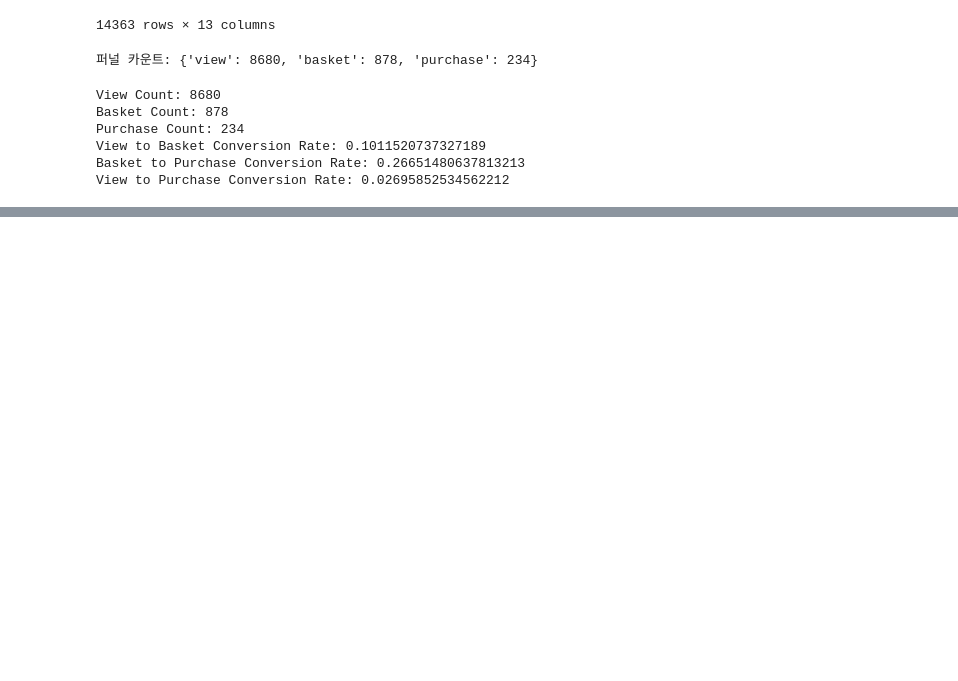
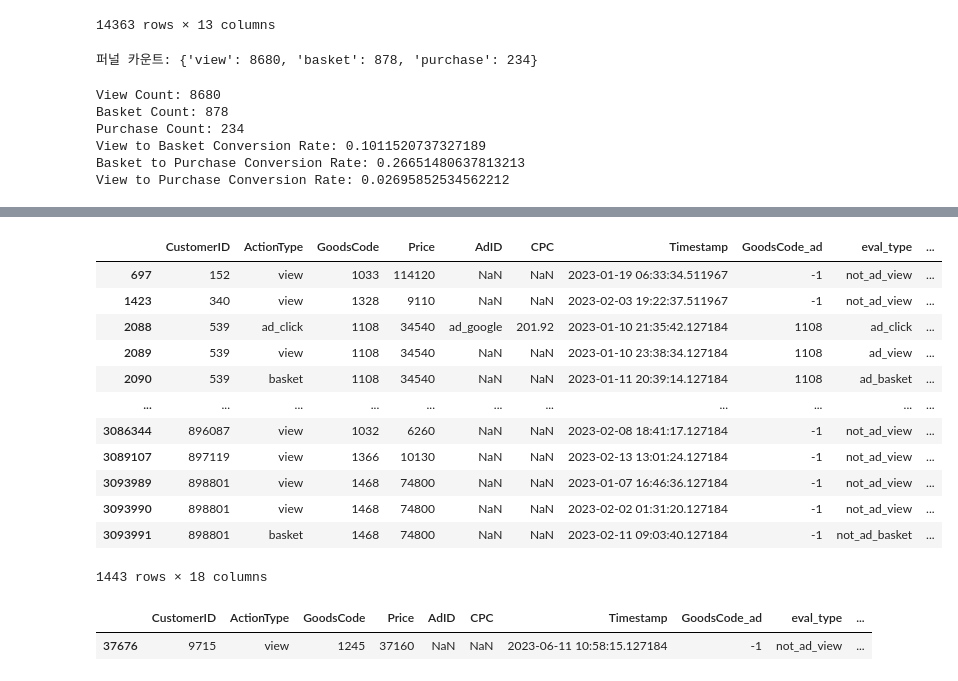
Before and after one commit to kyeob1107/Four-A, a Jupyter notebook: 2nd dataset/khj/cluster_funnel.ipynb, the cells around one changed output, grey strips where cells are left out. Drawn from its saved outputs; the diff is of its cells as text; code cells hidden in the pictures; blank space fills up the shorter version.

```diff
--- a/2nd dataset/khj/cluster_funnel.ipynb
+++ b/2nd dataset/khj/cluster_funnel.ipynb
@@ -910,0 +994,22 @@ fig.show()
+# %%
+recent_customer = df[df['Timestamp'] >= '2023-01-01']
+recent_customer
+# %% [output]
+|  | CustomerID | ActionType | GoodsCode | Price | AdID | CPC | Timestamp | GoodsCode_ad | eval_type | ... |
+| 697 | 152 | view | 1033 | 114120 | NaN | NaN | 2023-01-19 06:33:34.511967 | -1 | not_ad_view | ... |
+| 1423 | 340 | view | 1328 | 9110 | NaN | NaN | 2023-02-03 19:22:37.511967 | -1 | not_ad_view | ... |
+| 2088 | 539 | ad_click | 1108 | 34540 | ad_google | 201.92 | 2023-01-10 21:35:42.127184 | 1108 | ad_click | ... |
+| 2089 | 539 | view | 1108 | 34540 | NaN | NaN | 2023-01-10 23:38:34.127184 | 1108 | ad_view | ... |
+| 2090 | 539 | basket | 1108 | 34540 | NaN | NaN | 2023-01-11 20:39:14.127184 | 1108 | ad_basket | ... |
+| ... | ... | ... | ... | ... | ... | ... | ... | ... | ... | ... |
+| 3086344 | 896087 | view | 1032 | 6260 | NaN | NaN | 2023-02-08 18:41:17.127184 | -1 | not_ad_view | ... |
+| 3089107 | 897119 | view | 1366 | 10130 | NaN | NaN | 2023-02-13 13:01:24.127184 | -1 | not_ad_view | ... |
+| 3093989 | 898801 | view | 1468 | 74800 | NaN | NaN | 2023-01-07 16:46:36.127184 | -1 | not_ad_view | ... |
+| 3093990 | 898801 | view | 1468 | 74800 | NaN | NaN | 2023-02-02 01:31:20.127184 | -1 | not_ad_view | ... |
+| 3093991 | 898801 | basket | 1468 | 74800 | NaN | NaN | 2023-02-11 09:03:40.127184 | -1 | not_ad_basket | ... |
+1443 rows × 18 columns
+# %%
+recent_customer[recent_customer['CustomerID']==9715]
+# %% [output]
+|  | CustomerID | ActionType | GoodsCode | Price | AdID | CPC | Timestamp | GoodsCode_ad | eval_type | ... |
+| 37676 | 9715 | view | 1245 | 37160 | NaN | NaN | 2023-06-11 10:58:15.127184 | -1 | not_ad_view | ... |
```
Also changed, not shown: parts of 41 cells of this notebook.
